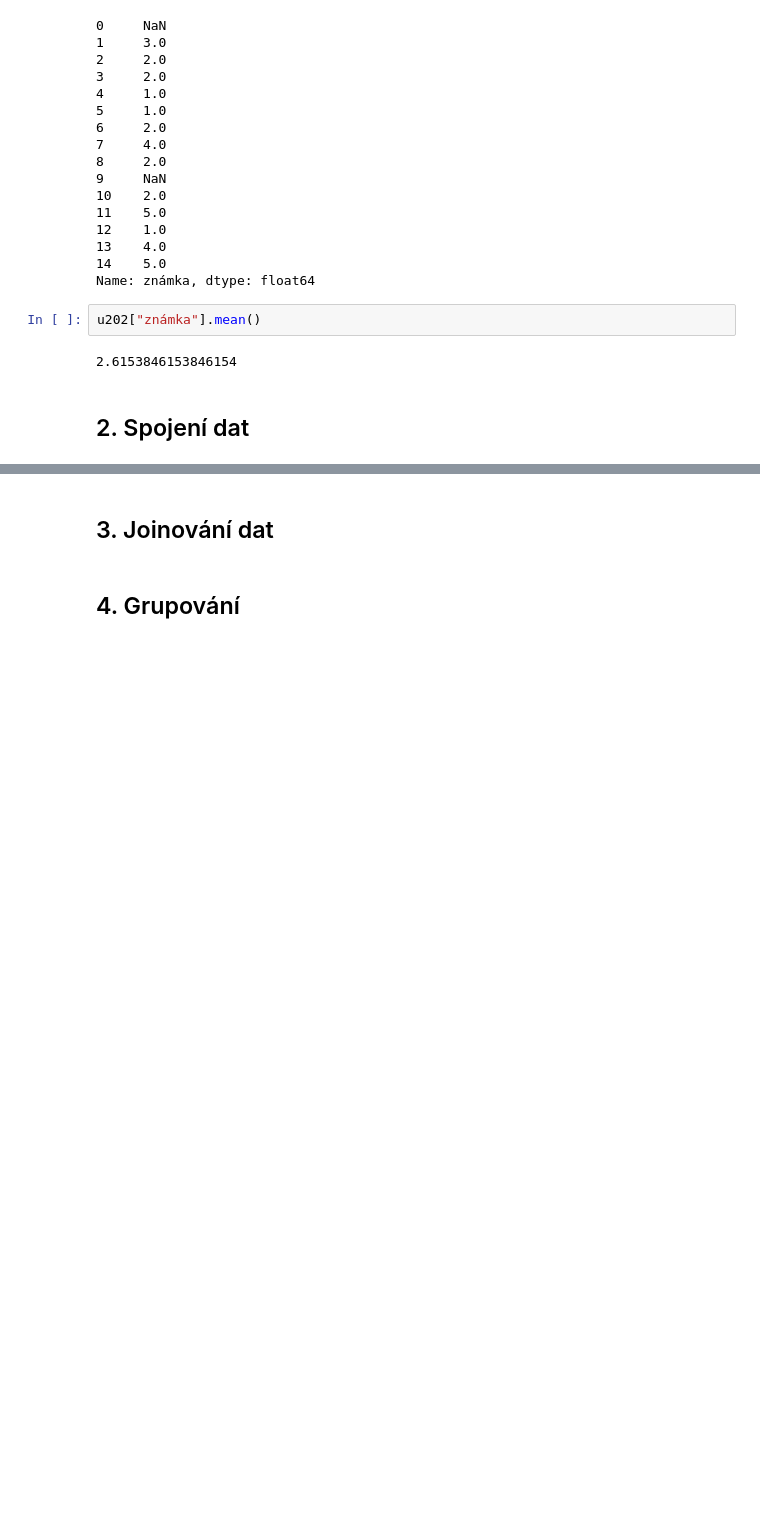
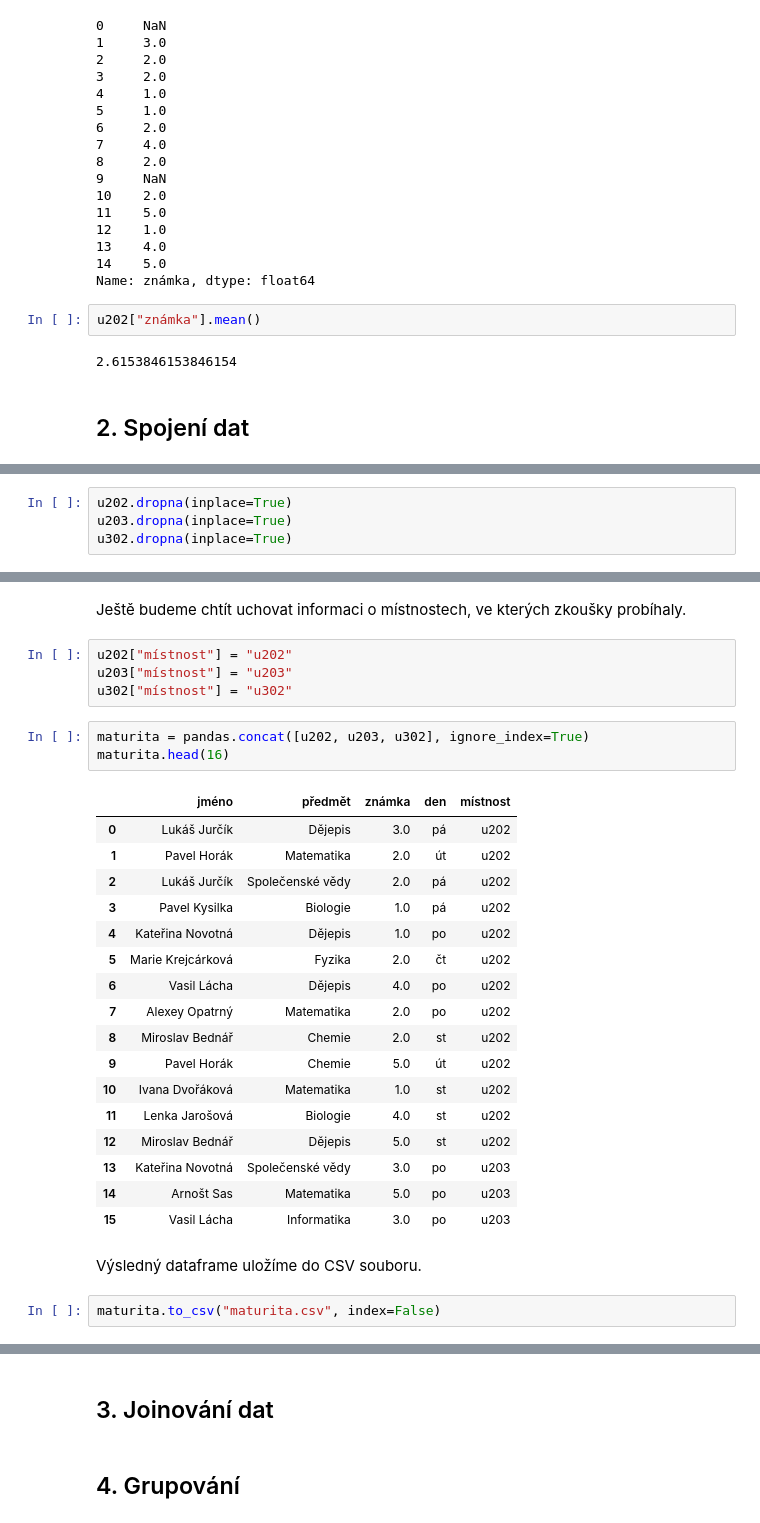
Before and after one commit to tomaskala/pandas-intro, a Jupyter notebook: lekce02_agregace/lekce.ipynb, the cells around one changed output, grey strips where cells are left out. Cells and saved outputs as stored; diff of their text form; blank space fills up the shorter version.

Commit message:
Data concatenation

```diff
--- a/lekce02_agregace/lekce.ipynb
+++ b/lekce02_agregace/lekce.ipynb
@@ -291,0 +296,4 @@ u202["známka"].mean()
+# %%
+u202.dropna(inplace=True)
+u203.dropna(inplace=True)
+u302.dropna(inplace=True)
@@ -291,0 +344,31 @@ u202["známka"].mean()
+# %% [markdown]
+Ještě budeme chtít uchovat informaci o místnostech, ve kterých zkoušky probíhaly.
+# %%
+u202["místnost"] = "u202"
+u203["místnost"] = "u203"
+u302["místnost"] = "u302"
+# %%
+maturita = pandas.concat([u202, u203, u302], ignore_index=True)
+maturita.head(16)
+# %% [output]
+|  | jméno | předmět | známka | den | místnost |
+| 0 | Lukáš Jurčík | Dějepis | 3.0 | pá | u202 |
+| 1 | Pavel Horák | Matematika | 2.0 | út | u202 |
+| 2 | Lukáš Jurčík | Společenské vědy | 2.0 | pá | u202 |
+| 3 | Pavel Kysilka | Biologie | 1.0 | pá | u202 |
+| 4 | Kateřina Novotná | Dějepis | 1.0 | po | u202 |
+| 5 | Marie Krejcárková | Fyzika | 2.0 | čt | u202 |
+| 6 | Vasil Lácha | Dějepis | 4.0 | po | u202 |
+| 7 | Alexey Opatrný | Matematika | 2.0 | po | u202 |
+| 8 | Miroslav Bednář | Chemie | 2.0 | st | u202 |
+| 9 | Pavel Horák | Chemie | 5.0 | út | u202 |
+| 10 | Ivana Dvořáková | Matematika | 1.0 | st | u202 |
+| 11 | Lenka Jarošová | Biologie | 4.0 | st | u202 |
+| 12 | Miroslav Bednář | Dějepis | 5.0 | st | u202 |
+| 13 | Kateřina Novotná | Společenské vědy | 3.0 | po | u203 |
+| 14 | Arnošt Sas | Matematika | 5.0 | po | u203 |
+| 15 | Vasil Lácha | Informatika | 3.0 | po | u203 |
+# %% [markdown]
+Výsledný dataframe uložíme do CSV souboru.
+# %%
+maturita.to_csv("maturita.csv", index=False)
```
Also changed, not shown: parts of 5 cells of this notebook, 2 other files.
